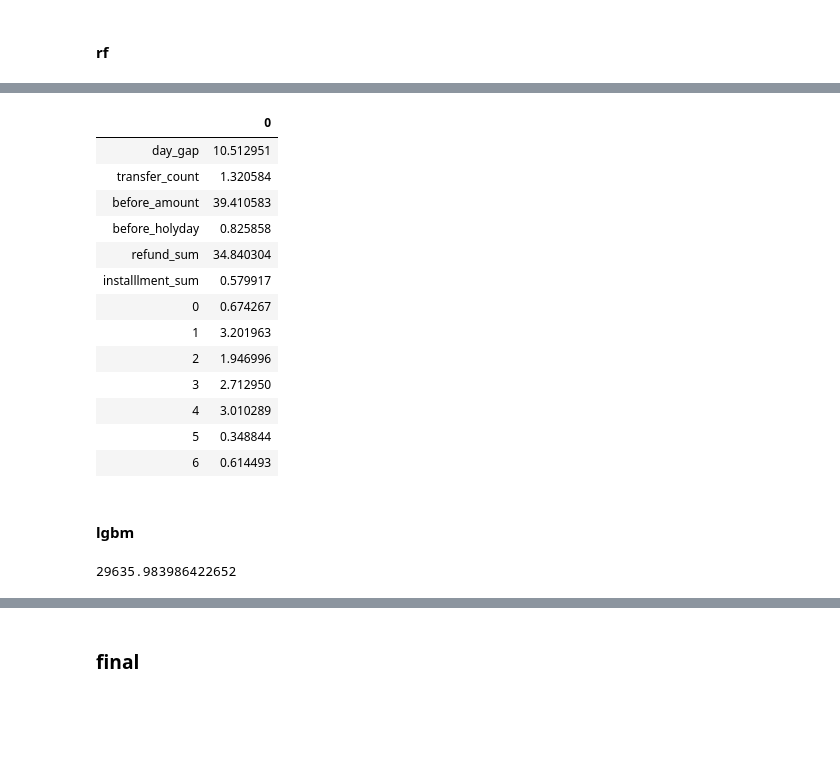
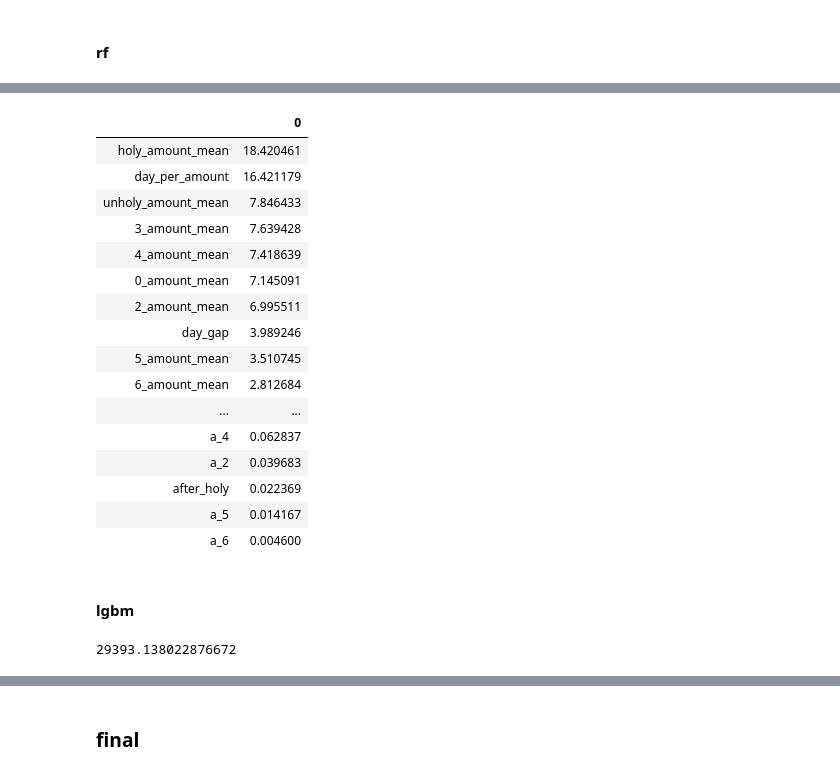
Before and after one commit to bbiyongel/Dacon_funda, a Jupyter notebook: sample modeling.ipynb, the cells around one changed output, grey strips where cells are left out. Saved outputs shown, nothing was run; the diff lists cells and outputs as text; code cells hidden in the pictures; blank space fills up the shorter version.

```diff
--- a/sample modeling.ipynb
+++ b/sample modeling.ipynb
@@ -236,7 +360,13 @@ train_fin.shape, test_fin.shape
+# %%
+to_log_ls = ['before_amount', 'trans_per_amount',     'day_per_amount',
+             'holy_amount_mean', 'unholy_amount_mean',      '0_amount_mean',
+             '1_amount_mean',      '2_amount_mean',      '3_amount_mean',
+             '4_amount_mean',      '5_amount_mean',      '6_amount_mean']
 # %%
 #로그 변환
-train_fin.before_amount = np.log(1+train_fin.before_amount)
-test_fin.before_amount = np.log(1+test_fin.before_amount)
+for col in to_log_ls:
+    train_df[col] = np.log(1+train_df[col])
+    test_df[col] = np.log(1+test_df[col])
 # %%
-train_fin.fillna(0, inplace=True)
-test_fin.fillna(0, inplace=True)
+train_df.fillna(0, inplace=True)
+test_df.fillna(0, inplace=True)
@@ -258,7 +373,7 @@ def info_df(data):
 # %% [markdown]
 ### train_test split
 # %%
-X_train, X_test, y_train, y_test = train_test_split(train_fin,y,test_size =0.3, random_state = 42)
+X_train, X_test, y_train, y_test = train_test_split(train_df,y,test_size =0.3, random_state = 42)
 # %% [markdown]
 ### modeling
 # %% [markdown]
@@ -274,29 +389,32 @@ np.sqrt(mean_squared_error(y_test,rf_y_pred))
 # %%
-fi_df = pd.DataFrame(rf.feature_importances_*100,index = train_fin.columns)
+fi_df = pd.DataFrame(rf.feature_importances_*100,index = train_df.columns).sort_values(0, ascending = False)
 fi_df
 # %% [output]
 |  | 0 |
-| day_gap | 10.512951 |
-| transfer_count | 1.320584 |
-| before_amount | 39.410583 |
-| before_holyday | 0.825858 |
-| refund_sum | 34.840304 |
-| installlment_sum | 0.579917 |
-| 0 | 0.674267 |
-| 1 | 3.201963 |
-| 2 | 1.946996 |
-| 3 | 2.712950 |
-| 4 | 3.010289 |
-| 5 | 0.348844 |
-| 6 | 0.614493 |
+| holy_amount_mean | 18.420461 |
+| day_per_amount | 16.421179 |
+| unholy_amount_mean | 7.846433 |
+| 3_amount_mean | 7.639428 |
+| 4_amount_mean | 7.418639 |
+| 0_amount_mean | 7.145091 |
+| 2_amount_mean | 6.995511 |
+| day_gap | 3.989246 |
+| 5_amount_mean | 3.510745 |
+| 6_amount_mean | 2.812684 |
+| ... | ... |
+| a_4 | 0.062837 |
+| a_2 | 0.039683 |
+| after_holy | 0.022369 |
+| a_5 | 0.014167 |
+| a_6 | 0.004600 |
 # %% [markdown]
 #### lgbm
 # %%
-lgbm_c = lightgbm.LGBMRegressor(random_state=42, learning_rate=0.001,n_estimators= 1000)
+lgbm_c = lightgbm.LGBMRegressor(random_state=42, learning_rate=0.005,n_estimators= 1000,)
 lgbm_c.fit(X_train,y_train)
 lgbm_y_pred = lgbm_c.predict(X_test)
 
 np.sqrt(mean_squared_error(y_test,lgbm_y_pred))
 # %% [output]
-29635.983986422652
+29393.138022876672
 # %%
```
Also changed, not shown: parts of 24 cells of this notebook, 3 other files.
